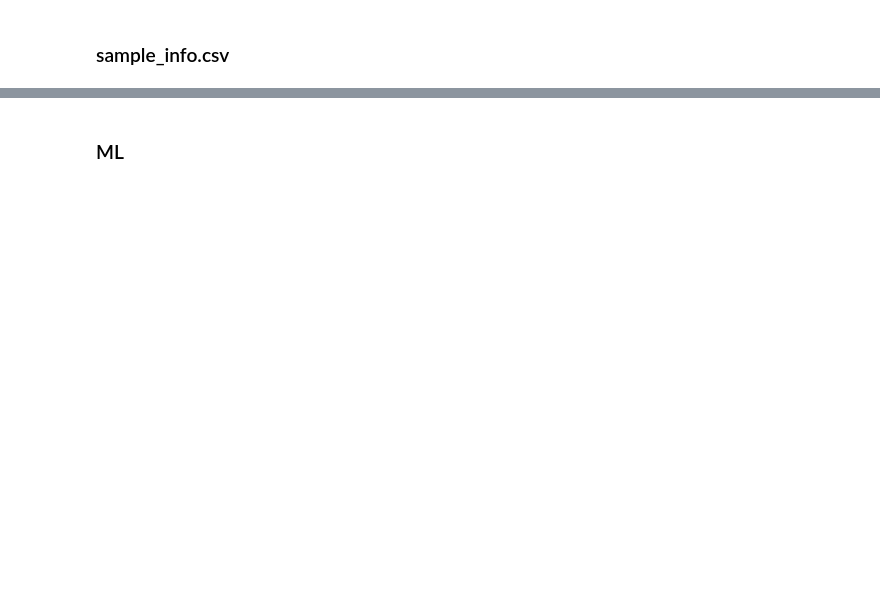
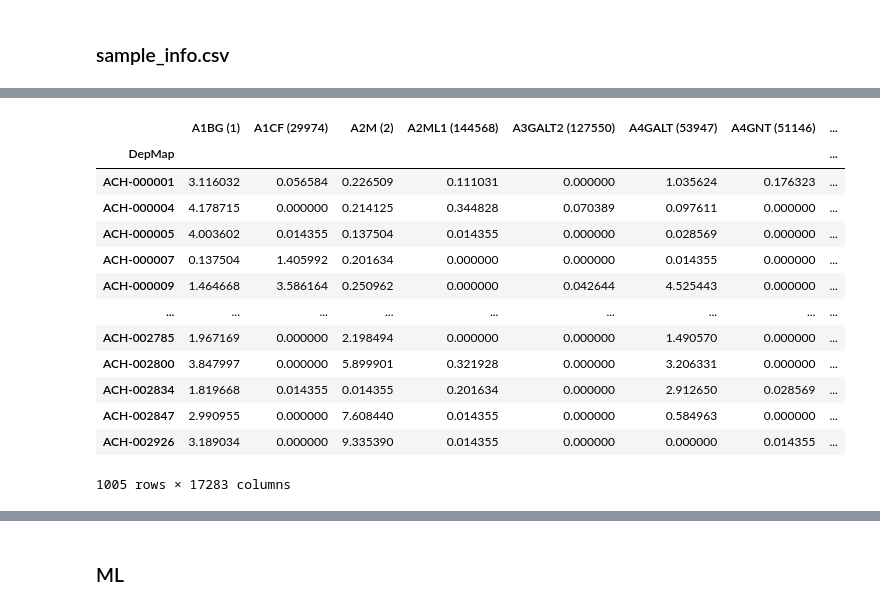
Before and after one commit to MatDagommer/crispr-genomics, a Jupyter notebook: data exploring.ipynb, the cells around one changed output, grey strips where cells are left out. Saved outputs shown, nothing was run; the diff lists cells and outputs as text; code cells hidden in the pictures; blank space fills up the shorter version.

```diff
--- a/data exploring.ipynb
+++ b/data exploring.ipynb
@@ -374,0 +169,6 @@ memory usage: 960.0+ bytes
+# %%
+df = pd.read_csv('data/CCLE_expression.csv')
+gene_expression = df.rename(columns={"Unnamed: 0":"DepMap"}).set_index("DepMap")
+
+
+gene_expression.head(5)
@@ -374,0 +184,37 @@ memory usage: 960.0+ bytes
+# %%
+gene_expression = gene_expression.sort_values(by = 'DepMap').reindex(sorted(gene_expression.columns), axis = 1)
+gene_effect = gene_effect.sort_values(by = 'DepMap').reindex(sorted(gene_effect.columns), axis = 1)
+# %%
+cols1 = gene_expression.columns
+cols2 = gene_effect.columns
+
+def intersection(lst1, lst2):
+    return list(set(lst1).intersection(lst2))
+
+cols = sorted(intersection(cols1, cols2))
+gene_expression = gene_expression[cols]
+gene_effect = gene_effect[cols]
+# %%
+rows1 = list(gene_expression.index)
+rows2 = list(gene_effect.index)
+
+rows = intersection(rows1, rows2)
+gene_expression = gene_expression.reindex(index = sorted(rows))
+gene_effect = gene_effect.reindex(index = sorted(rows))
+# %%
+gene_expression
+# %% [output]
+|  | A1BG (1) | A1CF (29974) | A2M (2) | A2ML1 (144568) | A3GALT2 (127550) | A4GALT (53947) | A4GNT (51146) | ... |
+| DepMap |  |  |  |  |  |  |  | ... |
+| ACH-000001 | 3.116032 | 0.056584 | 0.226509 | 0.111031 | 0.000000 | 1.035624 | 0.176323 | ... |
+| ACH-000004 | 4.178715 | 0.000000 | 0.214125 | 0.344828 | 0.070389 | 0.097611 | 0.000000 | ... |
+| ACH-000005 | 4.003602 | 0.014355 | 0.137504 | 0.014355 | 0.000000 | 0.028569 | 0.000000 | ... |
+| ACH-000007 | 0.137504 | 1.405992 | 0.201634 | 0.000000 | 0.000000 | 0.014355 | 0.000000 | ... |
+| ACH-000009 | 1.464668 | 3.586164 | 0.250962 | 0.000000 | 0.042644 | 4.525443 | 0.000000 | ... |
+| ... | ... | ... | ... | ... | ... | ... | ... | ... |
+| ACH-002785 | 1.967169 | 0.000000 | 2.198494 | 0.000000 | 0.000000 | 1.490570 | 0.000000 | ... |
+| ACH-002800 | 3.847997 | 0.000000 | 5.899901 | 0.321928 | 0.000000 | 3.206331 | 0.000000 | ... |
+| ACH-002834 | 1.819668 | 0.014355 | 0.014355 | 0.201634 | 0.000000 | 2.912650 | 0.028569 | ... |
+| ACH-002847 | 2.990955 | 0.000000 | 7.608440 | 0.014355 | 0.000000 | 0.584963 | 0.000000 | ... |
+| ACH-002926 | 3.189034 | 0.000000 | 9.335390 | 0.014355 | 0.000000 | 0.000000 | 0.014355 | ... |
+1005 rows × 17283 columns
```
Also changed, not shown: parts of 55 cells of this notebook.
